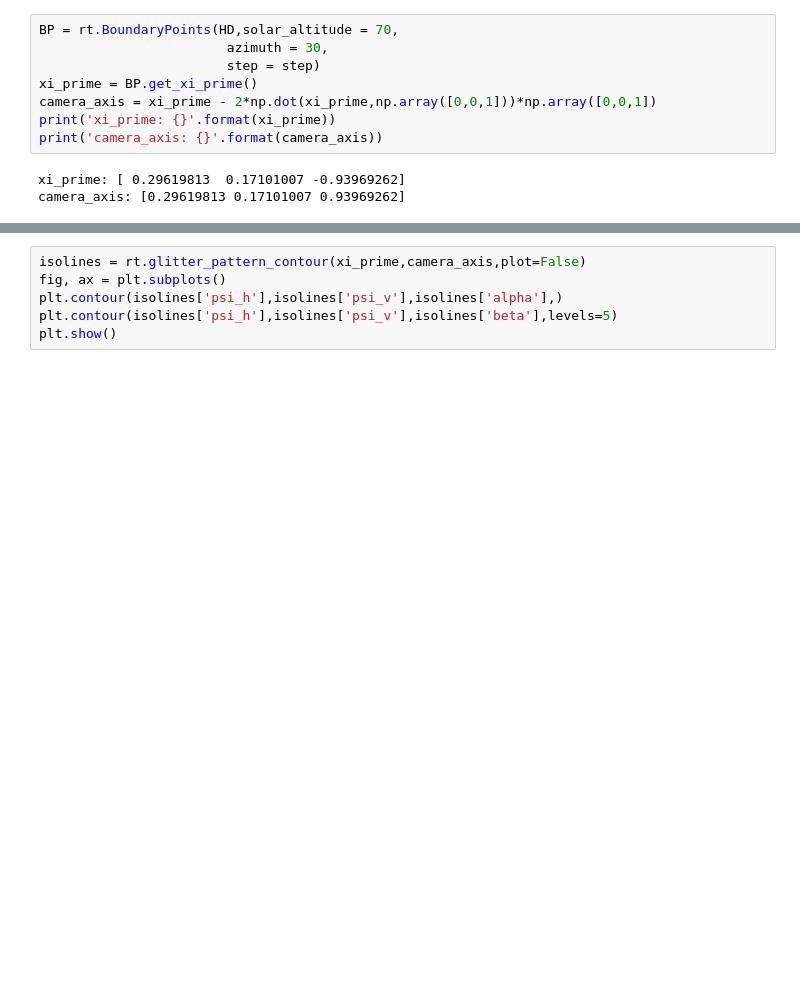
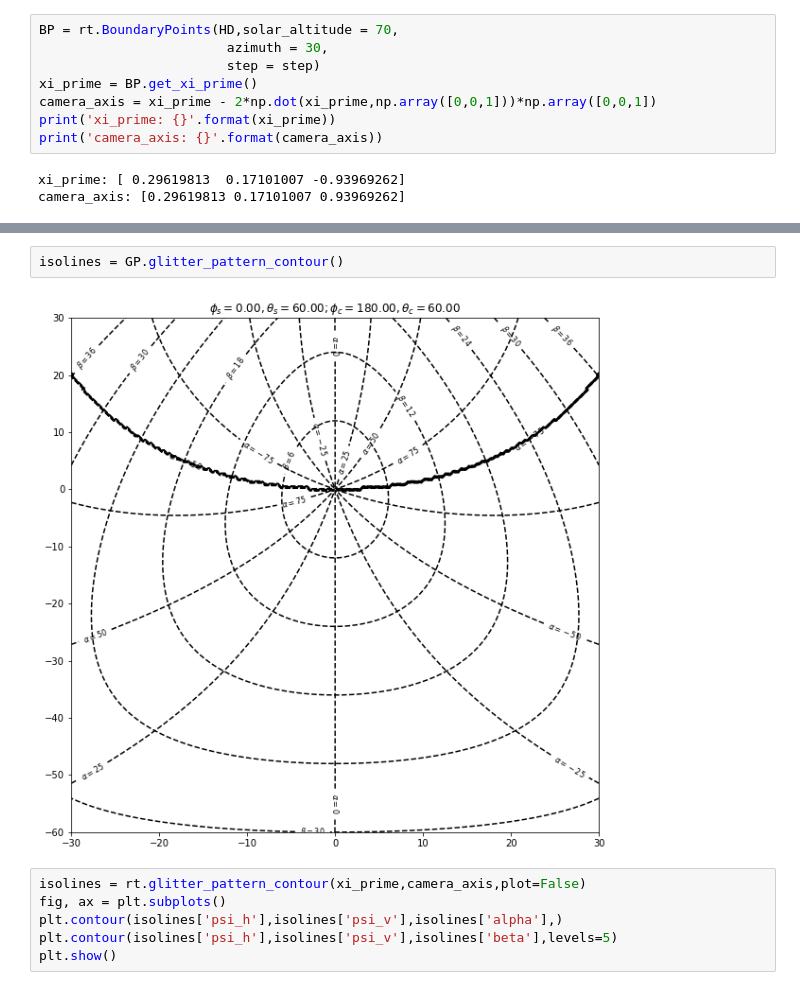
Before and after one commit to pakhuiying/wave_simulation, a Jupyter notebook: Cox_Munk_wave.ipynb, the cells around one changed output, grey strips where cells are left out. Cells and saved outputs as stored; diff of their text form; blank space fills up the shorter version.

```diff
--- a/Cox_Munk_wave.ipynb
+++ b/Cox_Munk_wave.ipynb
@@ -1101,3 +1102,7 @@ isolines = rt.glitter_pattern_contour(xi_prime,camera_axis,plot=True)
+# %%
+isolines = GP.glitter_pattern_contour()
+# %% [output]
+[figure, added]
 # %%
 isolines = rt.glitter_pattern_contour(xi_prime,camera_axis,plot=False)
 fig, ax = plt.subplots()
```
Also changed, not shown: parts of 4 cells of this notebook, 1 other file.
